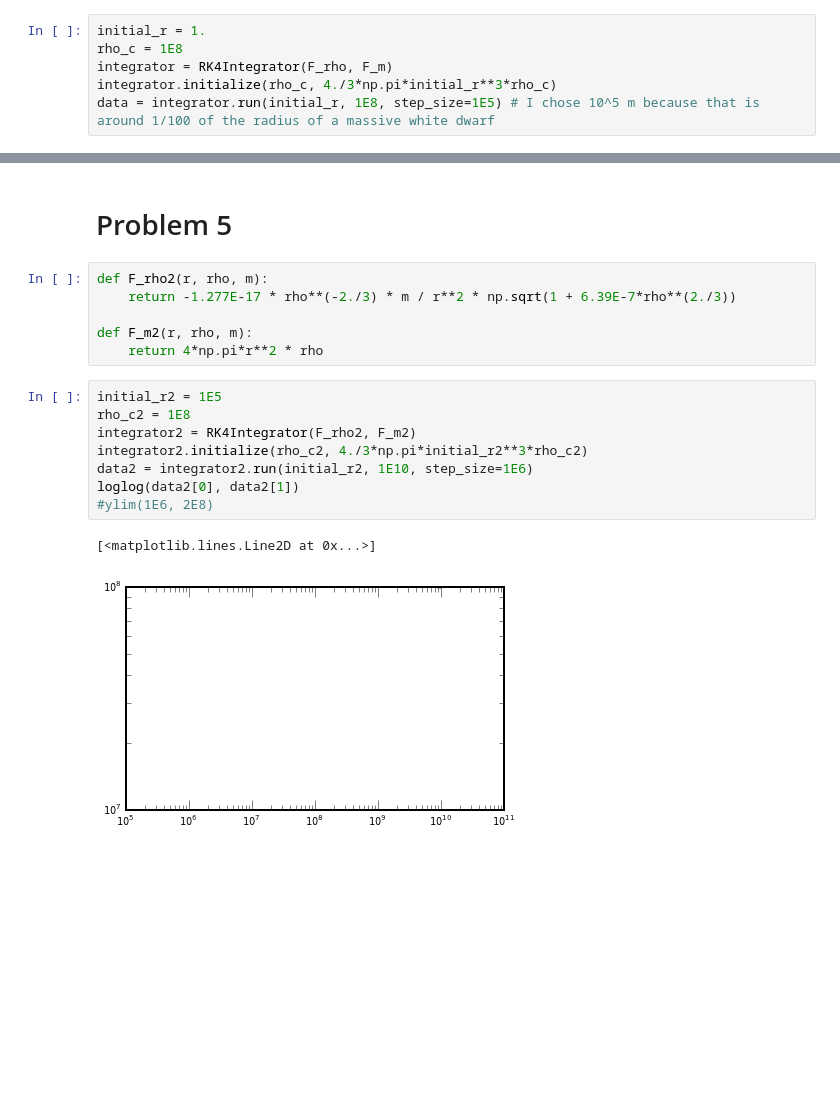
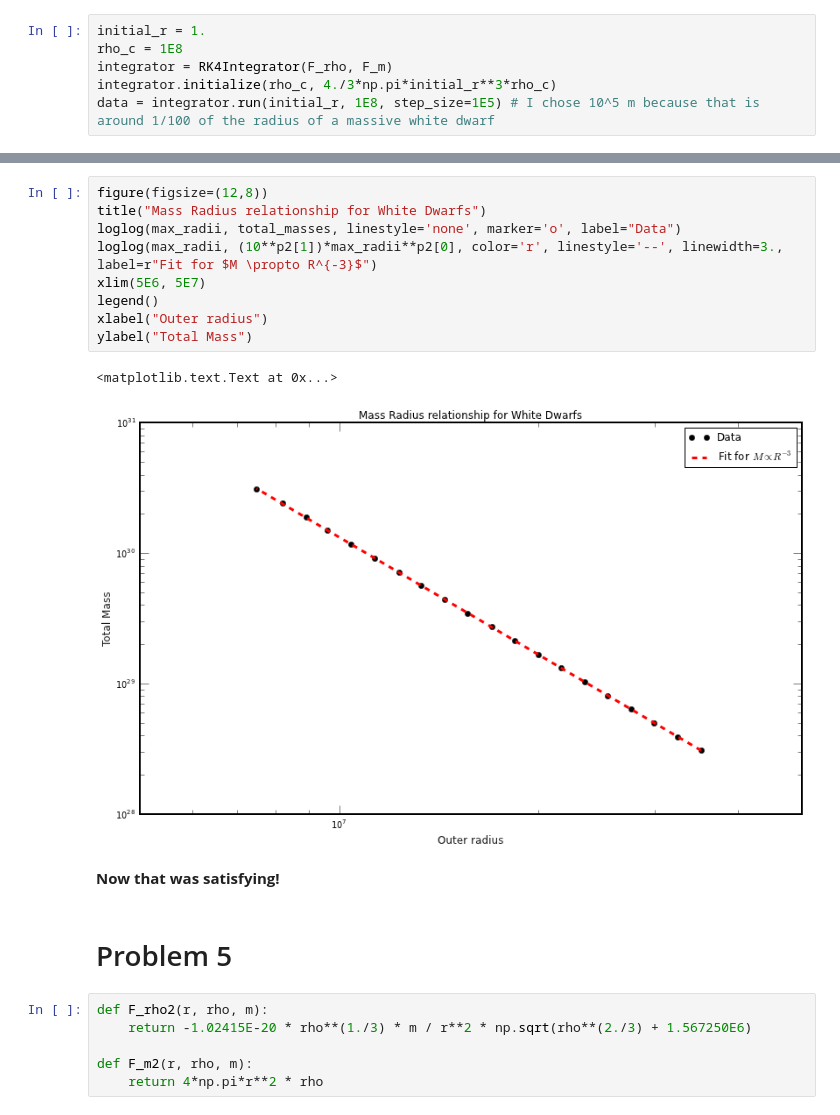
Before and after one commit to adrn/ipython-notebooks, a Jupyter notebook: Stellar Structure PS5.ipynb, the cells around one changed output, grey strips where cells are left out. Saved outputs shown, nothing was run; the diff lists cells and outputs as text; blank space fills up the shorter version.

```diff
--- a/Stellar Structure PS5.ipynb
+++ b/Stellar Structure PS5.ipynb
@@ -275,19 +267,22 @@ ylabel("Density")
+# %%
+figure(figsize=(12,8))
+title("Mass Radius relationship for White Dwarfs")
+loglog(max_radii, total_masses, linestyle='none', marker='o', label="Data")
+loglog(max_radii, (10**p2[1])*max_radii**p2[0], color='r', linestyle='--', linewidth=3., label=r"Fit for $M \propto R^{-3}$")
+xlim(5E6, 5E7)
+legend()
+xlabel("Outer radius")
+ylabel("Total Mass")
+# %% [output]
+<matplotlib.text.Text at 0x...>
+[figure, added]
+# %% [markdown]
+__Now that was satisfying!__
 # %% [markdown]
 # Problem 5
 # %%
 def F_rho2(r, rho, m):
-    return -1.277E-17 * rho**(-2./3) * m / r**2 * np.sqrt(1 + 6.39E-7*rho**(2./3))
+    return -1.02415E-20 * rho**(1./3) * m / r**2 * np.sqrt(rho**(2./3) + 1.567250E6)
 
 def F_m2(r, rho, m):
     return 4*np.pi*r**2 * rho
-# %%
-initial_r2 = 1E5
-rho_c2 = 1E8
-integrator2 = RK4Integrator(F_rho2, F_m2)
-integrator2.initialize(rho_c2, 4./3*np.pi*initial_r2**3*rho_c2)
-data2 = integrator2.run(initial_r2, 1E10, step_size=1E6)
-loglog(data2[0], data2[1])
-#ylim(1E6, 2E8)
-# %% [output]
-[<matplotlib.lines.Line2D at 0x...>]
-[figure, removed]
```
Also changed, not shown: parts of 27 cells of this notebook.
